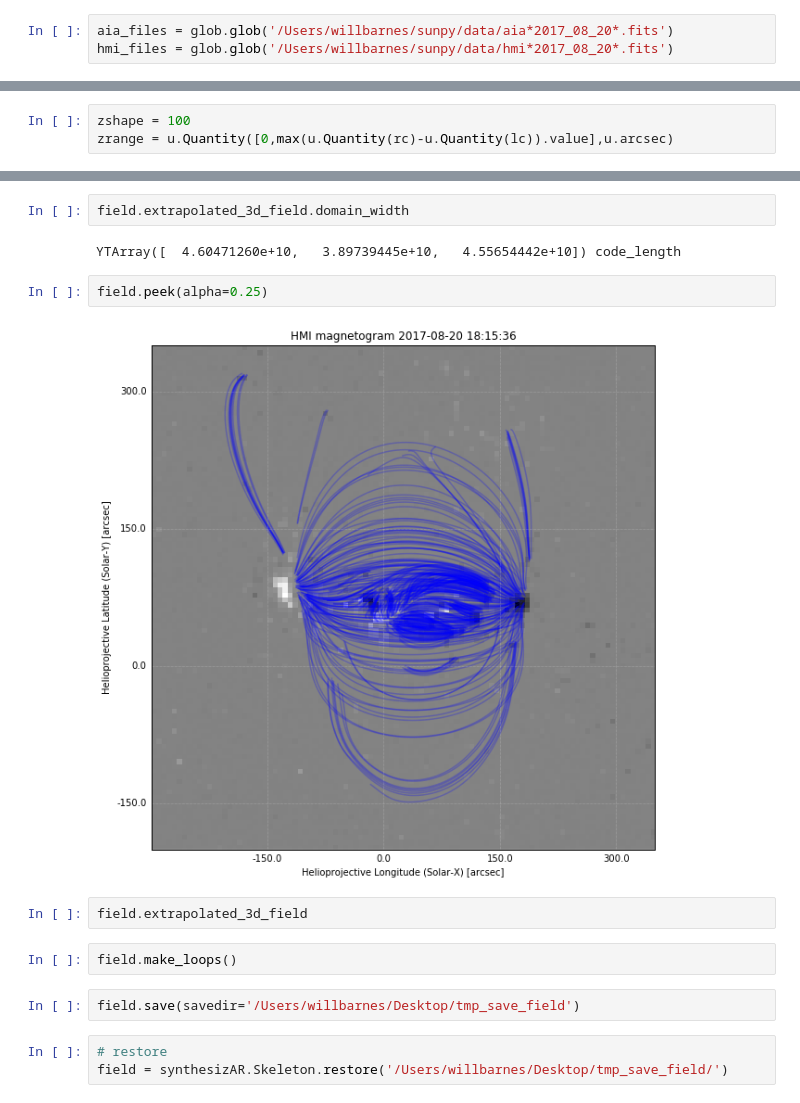
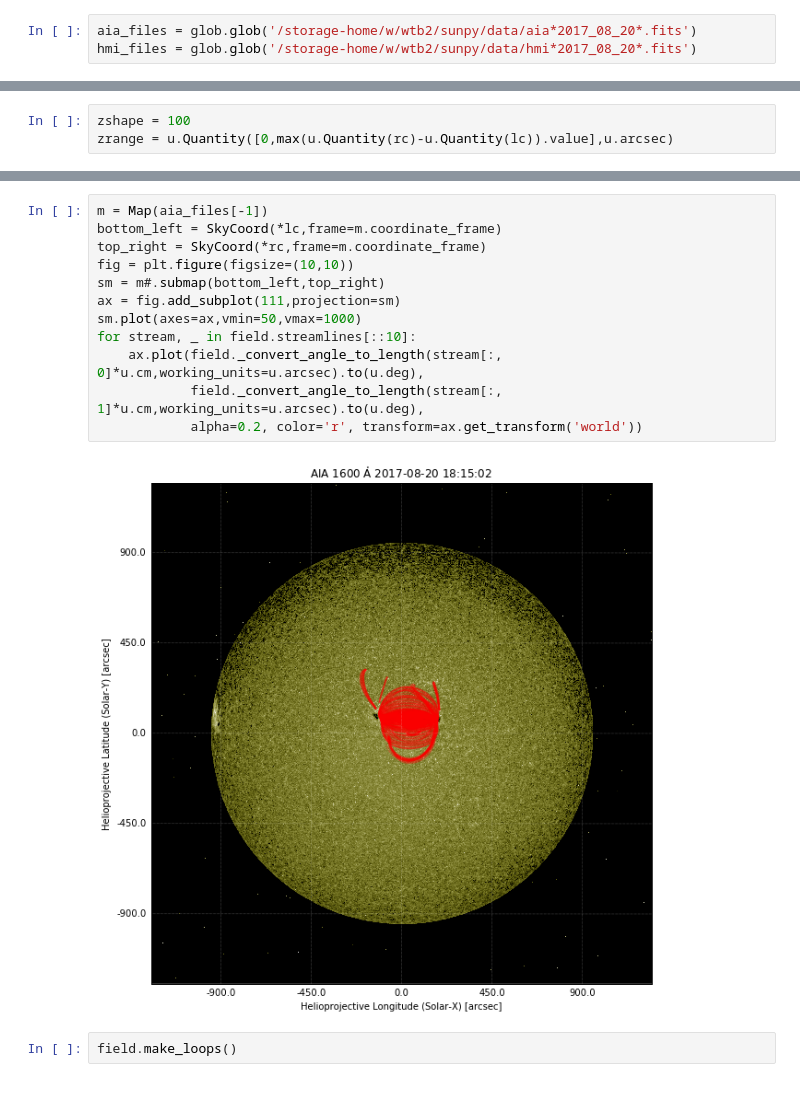
Before and after one commit to wtbarnes/nsci_image_contest, a Jupyter notebook: collect_data.ipynb, the cells around one changed output, grey strips where cells are left out. Cells and saved outputs as stored; diff of their text form.

```diff
--- a/collect_data.ipynb
+++ b/collect_data.ipynb
@@ -55,8 +55,8 @@ hmi_files = Fido.fetch(result_hmi)
 # %% [markdown]
 Or if the files have already been downloaded, just grab a list of them
 # %%
-aia_files = glob.glob('/Users/willbarnes/sunpy/data/aia*2017_08_20*.fits')
-hmi_files = glob.glob('/Users/willbarnes/sunpy/data/hmi*2017_08_20*.fits')
+aia_files = glob.glob('/storage-home/w/wtb2/sunpy/data/aia*2017_08_20*.fits')
+hmi_files = glob.glob('/storage-home/w/wtb2/sunpy/data/hmi*2017_08_20*.fits')
 # %% [markdown]
 ## Quick Visualizations
 # %%
@@ -157,17 +157,16 @@ yt : [INFO     ] 2017-10-26 23:51:20,504 Calculating data bounds. This may take
-# %%
-field.extrapolated_3d_field.domain_width
-# %% [output]
-YTArray([  4.60471260e+10,   3.89739445e+10,   4.55654442e+10]) code_length
-# %%
-field.peek(alpha=0.25)
-# %% [output]
-[figure, removed]
-# %%
-field.extrapolated_3d_field
+# %%
+m = Map(aia_files[-1])
+bottom_left = SkyCoord(*lc,frame=m.coordinate_frame)
+top_right = SkyCoord(*rc,frame=m.coordinate_frame)
+fig = plt.figure(figsize=(10,10))
+sm = m#.submap(bottom_left,top_right)
+ax = fig.add_subplot(111,projection=sm)
+sm.plot(axes=ax,vmin=50,vmax=1000)
+for stream, _ in field.streamlines[::10]:
+    ax.plot(field._convert_angle_to_length(stream[:, 0]*u.cm,working_units=u.arcsec).to(u.deg),
+            field._convert_angle_to_length(stream[:, 1]*u.cm,working_units=u.arcsec).to(u.deg),
+            alpha=0.2, color='r', transform=ax.get_transform('world'))
+# %% [output]
+[figure, added]
 # %%
 field.make_loops()
-# %%
-field.save(savedir='/Users/willbarnes/Desktop/tmp_save_field')
-# %%
-# restore
-field = synthesizAR.Skeleton.restore('/Users/willbarnes/Desktop/tmp_save_field/')
```
Also changed, not shown: parts of 13 cells of this notebook, 2 other files.
